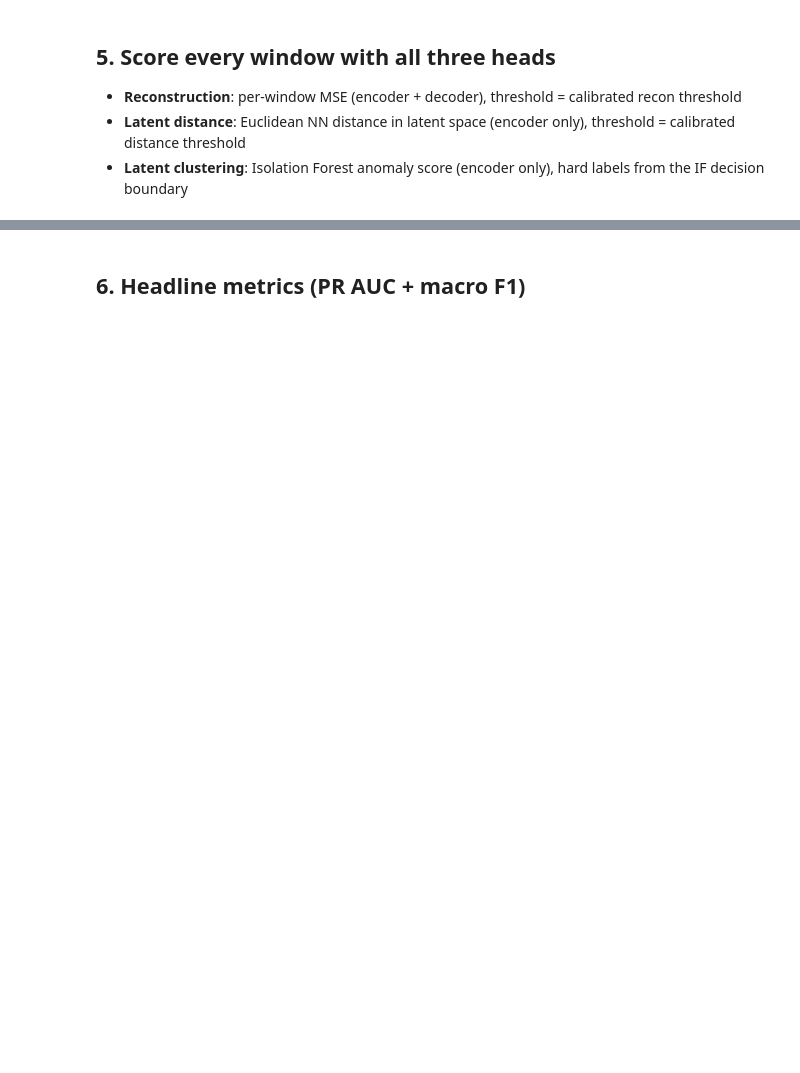
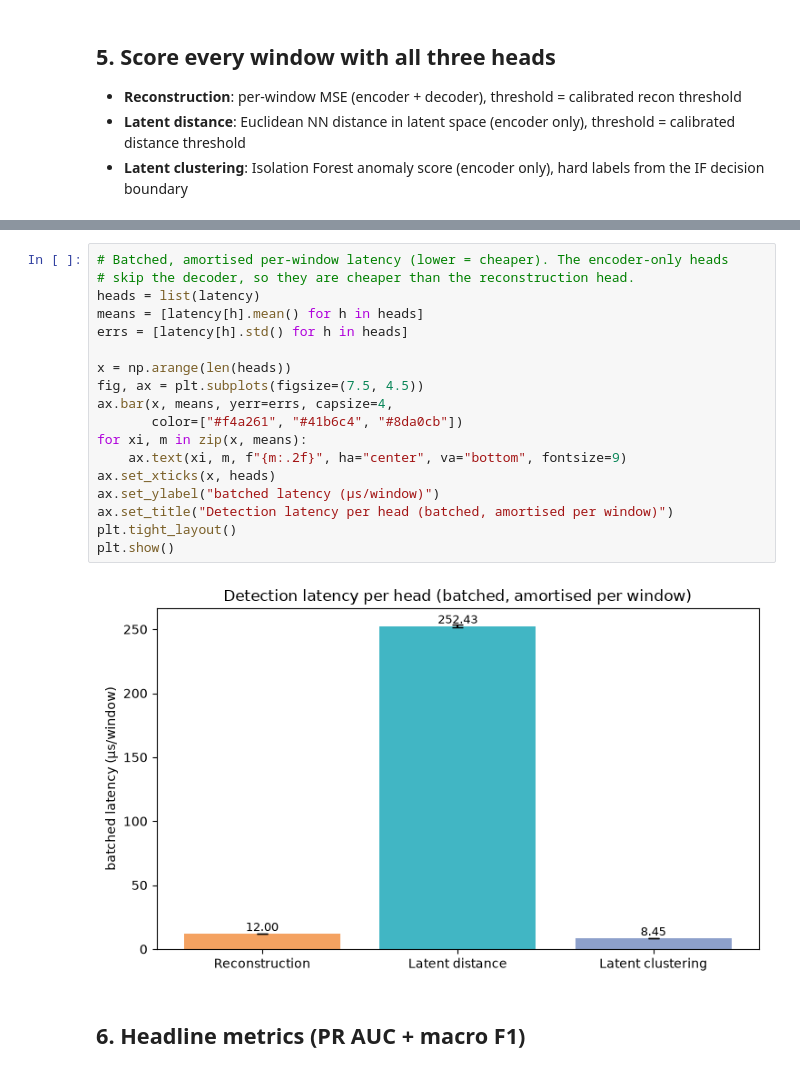
Before and after one commit to Rezvision/Carla, a Jupyter notebook: Python scripts/vae_v1/evaluate_vae.ipynb, the cells around one changed output, grey strips where cells are left out. Drawn from its saved outputs; the diff is of its cells as text; blank space fills up the shorter version.

Commit message:
Changed latency evaluation to batched latency with single window as reference

```diff
--- a/Python scripts/vae_v1/evaluate_vae.ipynb
+++ b/Python scripts/vae_v1/evaluate_vae.ipynb
@@ -114,3 +195,23 @@ print("scored", len(windows), "windows with 3 heads")
+# %%
+# Batched, amortised per-window latency (lower = cheaper). The encoder-only heads
+# skip the decoder, so they are cheaper than the reconstruction head.
+heads = list(latency)
+means = [latency[h].mean() for h in heads]
+errs = [latency[h].std() for h in heads]
+
+x = np.arange(len(heads))
+fig, ax = plt.subplots(figsize=(7.5, 4.5))
+ax.bar(x, means, yerr=errs, capsize=4,
+       color=["#f4a261", "#41b6c4", "#8da0cb"])
+for xi, m in zip(x, means):
+    ax.text(xi, m, f"{m:.2f}", ha="center", va="bottom", fontsize=9)
+ax.set_xticks(x, heads)
+ax.set_ylabel("batched latency (µs/window)")
+ax.set_title("Detection latency per head (batched, amortised per window)")
+plt.tight_layout()
+plt.show()
+# %% [output]
+[figure, added]
 # %% [markdown]
 ## 6. Headline metrics (PR AUC + macro F1)
 # %%
```
Also changed, not shown: parts of 11 cells of this notebook.
